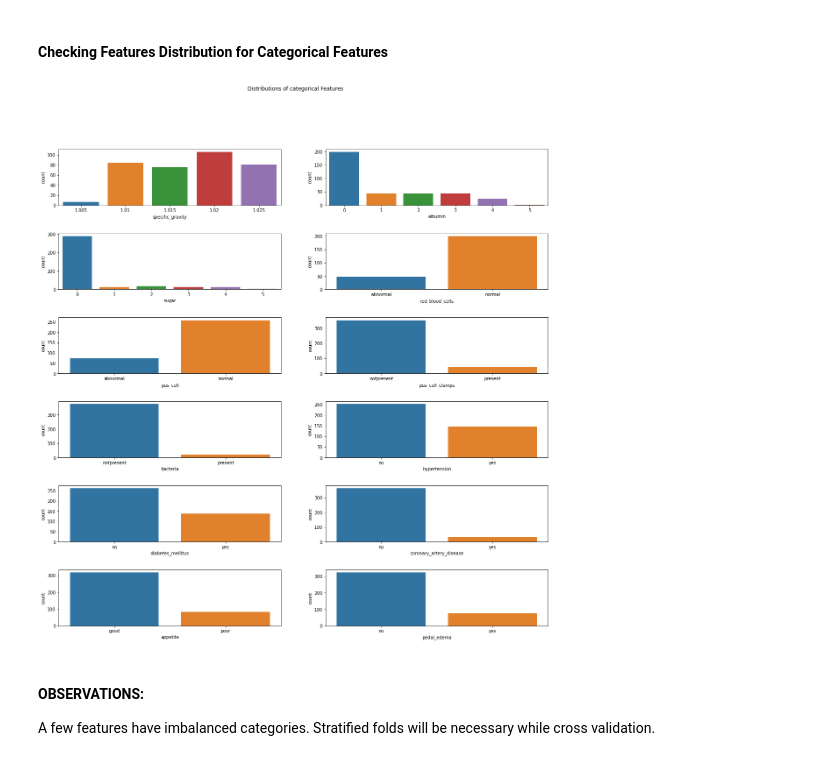
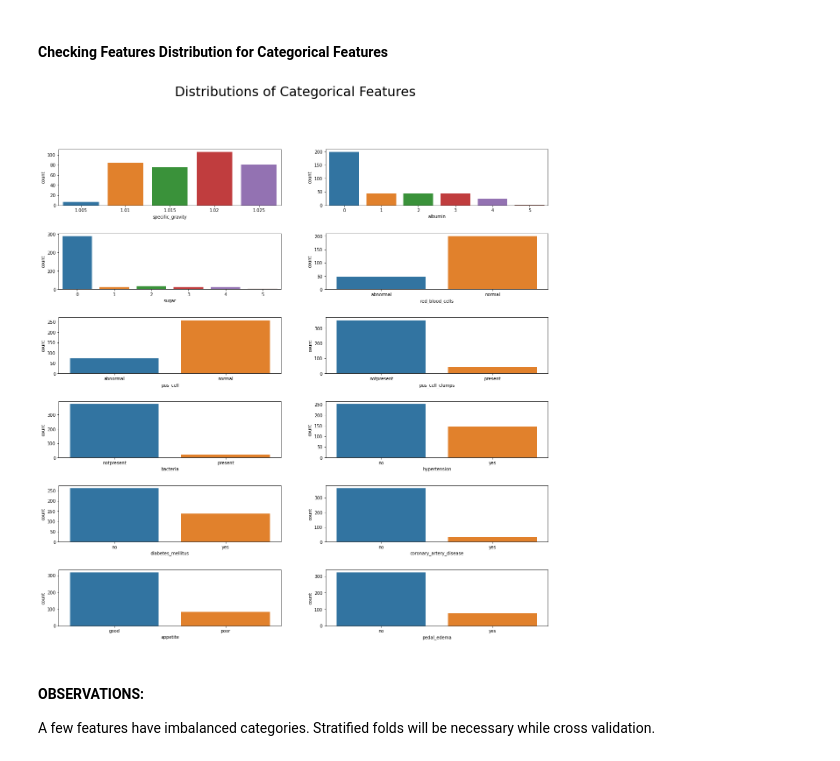
Before and after one commit to umang8496/bits-dse, a Jupyter notebook: dm_assignment_01/chronic-kidney-disease-classification-problem.ipynb, the cells around one changed output. Drawn from its saved outputs; the diff is of its cells as text; code cells hidden in the pictures.

```diff
--- a/dm_assignment_01/chronic-kidney-disease-classification-problem.ipynb
+++ b/dm_assignment_01/chronic-kidney-disease-classification-problem.ipynb
@@ -472,10 +477,10 @@ ndf.describe()
 # %% [markdown]
 #### Plot the heatmap for the numerical attributes
 # %%
-fig, ax = plt.subplots(figsize=(20,10))
+fig, ax = plt.subplots(figsize=(30,15))
 _ = sns.heatmap(ndf.corr(), annot=True, fmt='.2f', ax=ax)
 plt.xticks(rotation=45)
 plt.yticks(rotation=45)
-plt.title('Correlations between different predictors')
+plt.title('Correlations between different predictors', fontsize=30)
 plt.show()
 # %% [output]
@@ -493,13 +499,13 @@ plt.show()
 # %%
 fig, axes = plt.subplots(nrows=6, ncols=2, figsize=(20,20))
 fig.subplots_adjust(hspace=0.5)
-fig.suptitle('Distributions of categorical Features')
+fig.suptitle('Distributions of Categorical Features', fontsize=30)
 
 
 for ax, feats in zip(axes.flatten(), Categorical_Features):
     sns.countplot(df[feats], ax=ax)
 # %% [output]
-[figure, old version]
+[figure, new version]
 # %% [markdown]
 #### OBSERVATIONS:
 A few features have imbalanced categories. Stratified folds will be necessary while cross validation.
```
Also changed, not shown: parts of 14 cells of this notebook.
